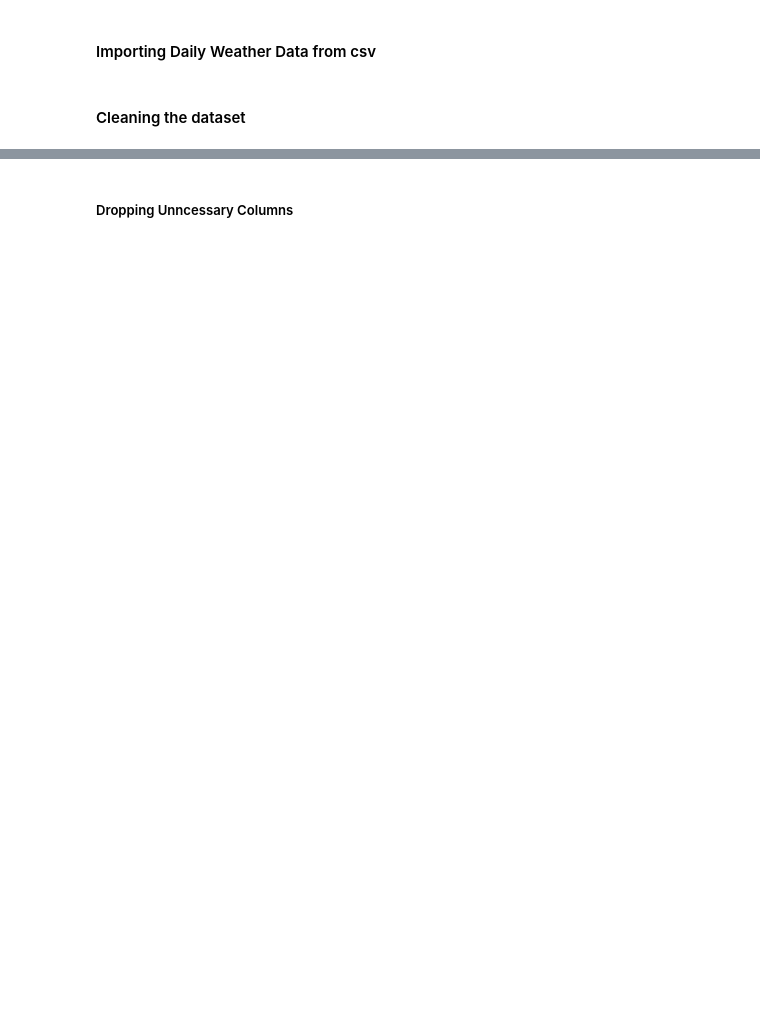
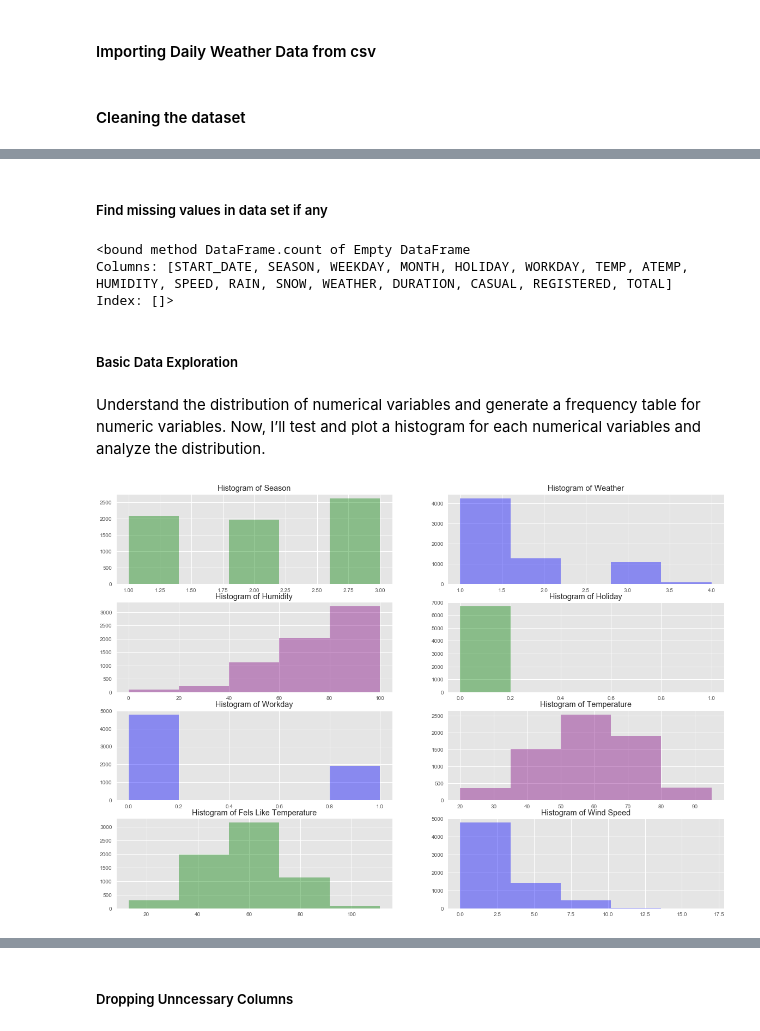
Before and after one commit to msubhabrata3/hubway-trip-analysis, a Jupyter notebook: Hubway-trip.ipynb, the cells around one changed output, grey strips where cells are left out. Cells and saved outputs as stored; diff of their text form; code cells hidden in the pictures; blank space fills up the shorter version.

```diff
--- a/Hubway-trip.ipynb
+++ b/Hubway-trip.ipynb
@@ -146,25 +177,21 @@ dfTrips.columns = ['HID','STATUS','DURATION','START_DATE','START_STATION','END_D
 # %% [markdown]
 #### Cleaning the dataset
 # %%
-df = dfTrips.copy()
+dfTrips = df1.copy()
 
 #Convert completion date from string to datetime object
 cleanedStartDate = []
-for date in df['START_DATE']:
+for date in dfTrips['START_DATE']:
     if date != None:
         cleanedStartDate.append(datetime.strptime(date, '%m/%d/%Y %H:%M:%S'))
     else:
         cleanedStartDate.append(None)
 
-df.insert(1, 'CLEAN_START_DATE', cleanedStartDate)
-df.insert(2, 'DATE', df['CLEAN_START_DATE'].apply(lambda x: x.date()))
+del dfTrips['START_DATE'], dfTrips['END_DATE'], dfTrips['BIKE_NO'], dfTrips['ZIPCODE']
 
-df3 = pd.pivot_table(df, index=['DATE'], values='DURATION', aggfunc=np.mean)
-df4 = pd.pivot_table(df, index=['DATE'], columns=["SUB_TYPE"], values='HID', aggfunc='count')
+dfTrips.insert(1, 'START_DATE', cleanedStartDate)
+dfTrips['START_DATE'] = dfTrips.START_DATE.dt.round('H')
+dfTrips.insert(2, 'DATE', dfTrips['START_DATE'].apply(lambda x: x.date()))
 
-df5 = pd.DataFrame(df3.to_records())
-df6 = pd.DataFrame(df4.to_records())
-
-print(df5.head(5))
-print(df6.head(5))
+dfTrips.head(5)
 # %% [output]
@@ -284,0 +249,2 @@ for var in categoryVariableList:
+# %%
+df22 = pd.read_csv('data/boston.csv',parse_dates=True)
@@ -284,0 +381,52 @@ for var in categoryVariableList:
+# %% [markdown]
+##### Find missing values in data set if any
+# %%
+null_data = dfHourlyRental[dfHourlyRental.isnull().any(axis=1)]
+print(null_data.count)
+# %% [output]
+<bound method DataFrame.count of Empty DataFrame
+Columns: [START_DATE, SEASON, WEEKDAY, MONTH, HOLIDAY, WORKDAY, TEMP, ATEMP, HUMIDITY, SPEED, RAIN, SNOW, WEATHER, DURATION, CASUAL, REGISTERED, TOTAL]
+Index: []>
+# %% [markdown]
+##### Basic Data Exploration
+# %% [markdown]
+Understand the distribution of numerical variables and generate a frequency table for numeric variables.  Now, I’ll test and plot a histogram for each numerical variables and analyze the distribution.
+# %%
+a = dfHourlyRental['SEASON']
+b = dfHourlyRental['WEATHER']
+c = dfHourlyRental['HUMIDITY']
+d = dfHourlyRental['HOLIDAY']
+e = dfHourlyRental['WORKDAY']
+f = dfHourlyRental['TEMP']
+g = dfHourlyRental['ATEMP']
+h = dfHourlyRental['SPEED']
+
+fig, ax = plt.subplots(4, 2, figsize=(20, 14))
+
+ax[0, 0].hist(a, bins=5, histtype='bar',color="green",alpha=0.4)
+ax[0, 0].set_title("Histogram of Season")
+
+ax[0, 1].hist(b, bins=5, histtype='bar',color="blue",alpha=0.4)
+ax[0, 1].set_title("Histogram of Weather")
+
+ax[1, 0].hist(c, bins=5, histtype='bar',color="purple",alpha=0.4)
+ax[1, 0].set_title("Histogram of Humidity")
+
+ax[1, 1].hist(d, bins=5, histtype='bar',color="green",alpha=0.4)
+ax[1, 1].set_title("Histogram of Holiday")
+
+ax[2, 0].hist(e, bins=5, histtype='bar',color="blue",alpha=0.4)
+ax[2, 0].set_title("Histogram of Workday")
+
+ax[2, 1].hist(f, bins=5, histtype='bar',color="purple",alpha=0.4)
+ax[2, 1].set_title("Histogram of Temperature")
+
+ax[3, 0].hist(g, bins=5, histtype='bar',color="green",alpha=0.4)
+ax[3, 0].set_title("Histogram of Fels Like Temperature")
+
+ax[3, 1].hist(h, bins=5, histtype='bar',color="blue",alpha=0.4)
+ax[3, 1].set_title("Histogram of Wind Speed")
+
+plt.show()
+# %% [output]
+[figure, added]
```
Also changed, not shown: parts of 114 cells of this notebook.
